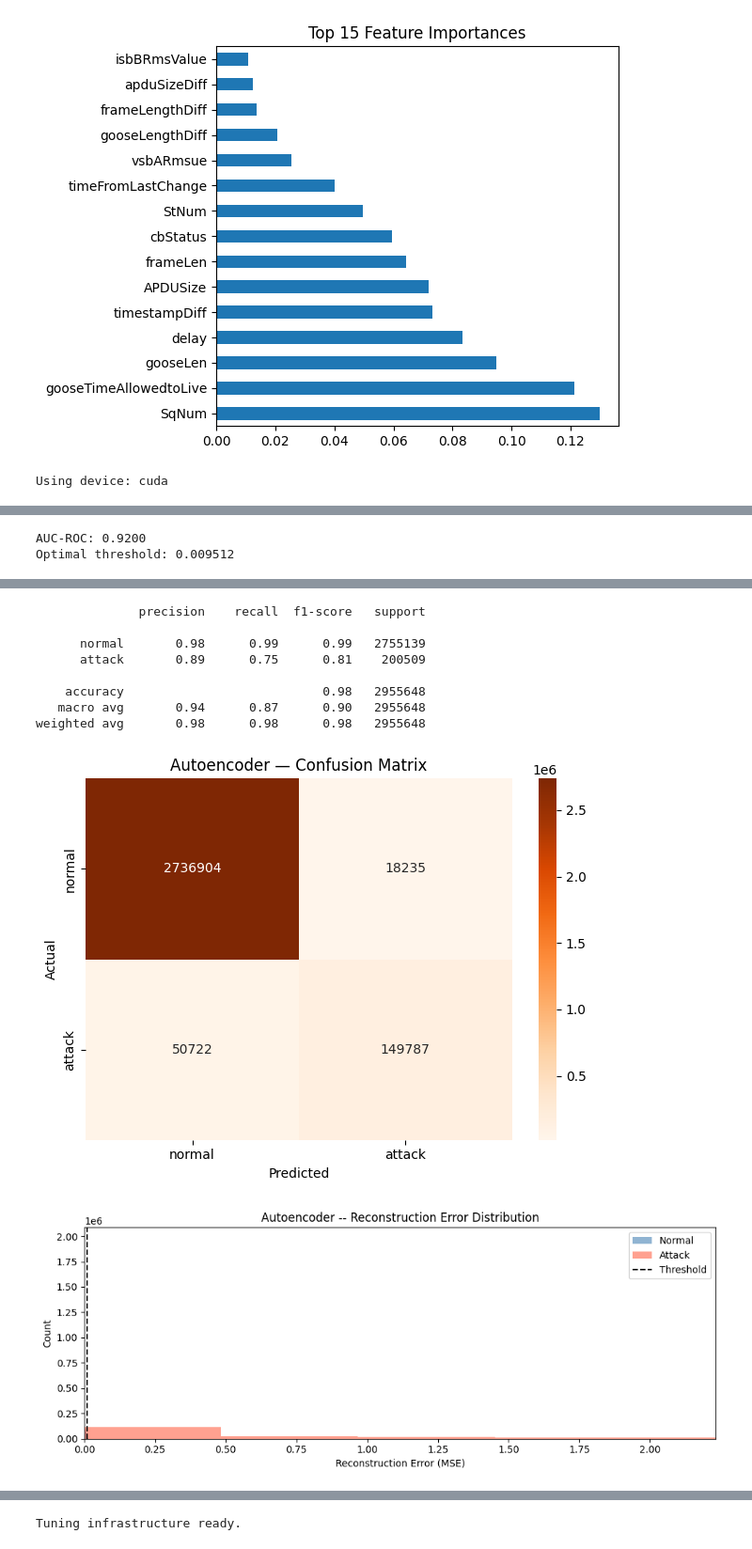
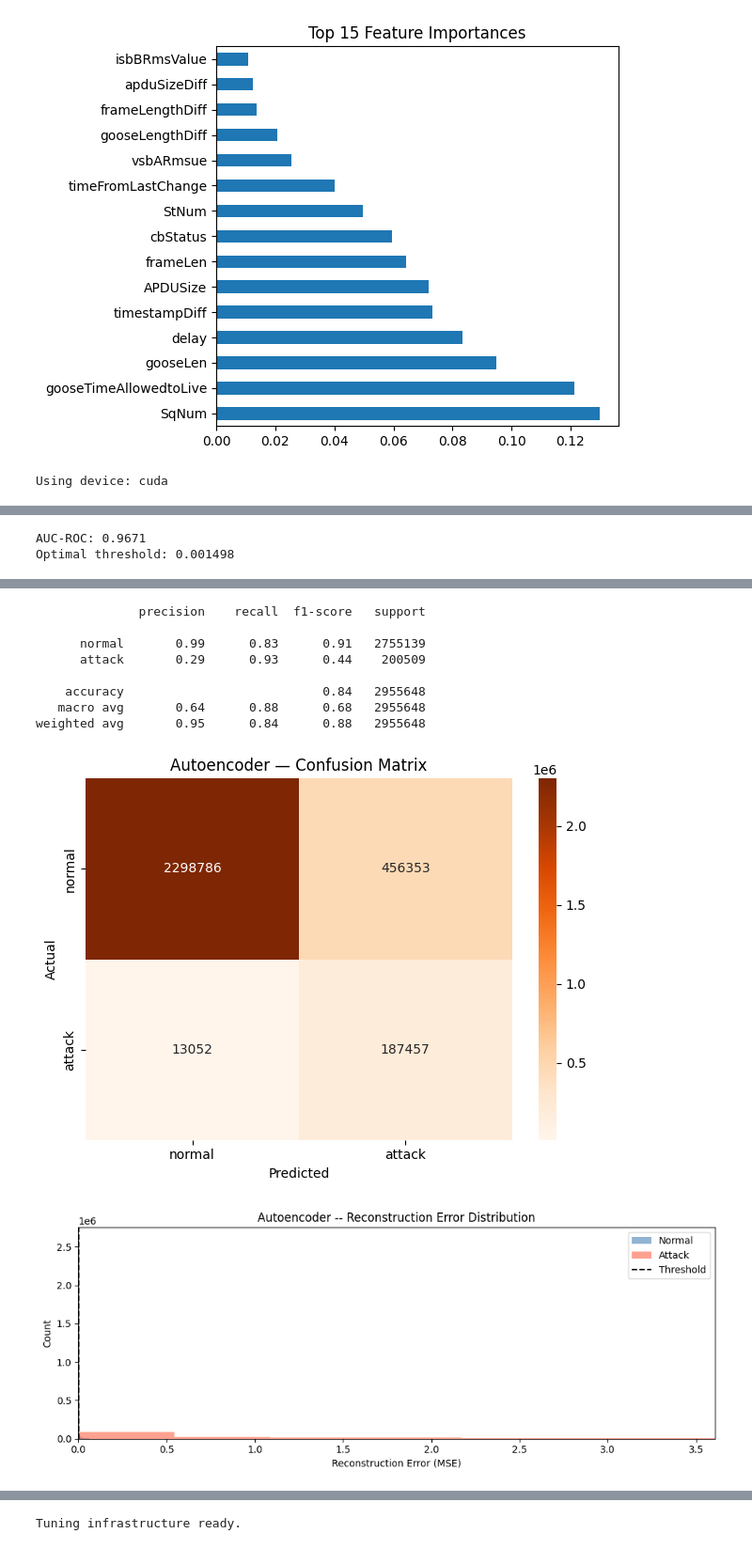
Before and after one commit to josephmoore99/Capstone-Project-IEC-61850-Anomaly-Detection, a Jupyter notebook: capstone_notebook.ipynb, the cells around one changed output, grey strips where cells are left out. Shown at 94% size. Drawn from its saved outputs; the diff is of its cells as text; code cells hidden in the pictures.

```diff
--- a/capstone_notebook.ipynb
+++ b/capstone_notebook.ipynb
@@ -241,19 +266,19 @@ class Autoencoder(nn.Module):
     def __init__(self, input_dim):
         super().__init__()
         self.encoder = nn.Sequential(
-            nn.Linear(input_dim, 128),
-            nn.ReLU(),
-            nn.Linear(128, 64),
+            nn.Linear(input_dim, 64),
             nn.ReLU(),
             nn.Linear(64, 32),
             nn.ReLU(),
+            nn.Linear(32, 16),
+            nn.ReLU(),
         )
         self.decoder = nn.Sequential(
+            nn.Linear(16, 32),
+            nn.ReLU(),
             nn.Linear(32, 64),
             nn.ReLU(),
-            nn.Linear(64, 128),
-            nn.ReLU(),
-            nn.Linear(128, input_dim),
+            nn.Linear(64, input_dim),
         )
 
     def forward(self, x):
@@ -277,7 +302,7 @@ model     = Autoencoder(input_dim).to(device)
 optimizer = optim.Adam(model.parameters(), lr=1e-3)
 criterion = nn.MSELoss()
 
-EPOCHS = 20
+EPOCHS = 50
 train_losses = []
 
 pbar = tqdm(range(EPOCHS), desc="Autoencoder")
@@ -360,2 +385,2 @@ Using device: cuda
-AUC-ROC: 0.9200
-Optimal threshold: 0.009512
+AUC-ROC: 0.9671
+Optimal threshold: 0.001498
@@ -363,13 +388,13 @@ Optimal threshold: 0.009512
               precision    recall  f1-score   support
 
-      normal       0.98      0.99      0.99   2755139
-      attack       0.89      0.75      0.81    200509
+      normal       0.99      0.83      0.91   2755139
+      attack       0.29      0.93      0.44    200509
 
-    accuracy                           0.98   2955648
-   macro avg       0.94      0.87      0.90   2955648
-weighted avg       0.98      0.98      0.98   2955648
+    accuracy                           0.84   2955648
+   macro avg       0.64      0.88      0.68   2955648
+weighted avg       0.95      0.84      0.88   2955648
-[figure, old version]
+[figure, new version]
-[figure, old version]
+[figure, new version]
 # %%
 import torch
 import torch.nn as nn
```
Also changed, not shown: parts of 10 cells of this notebook.
